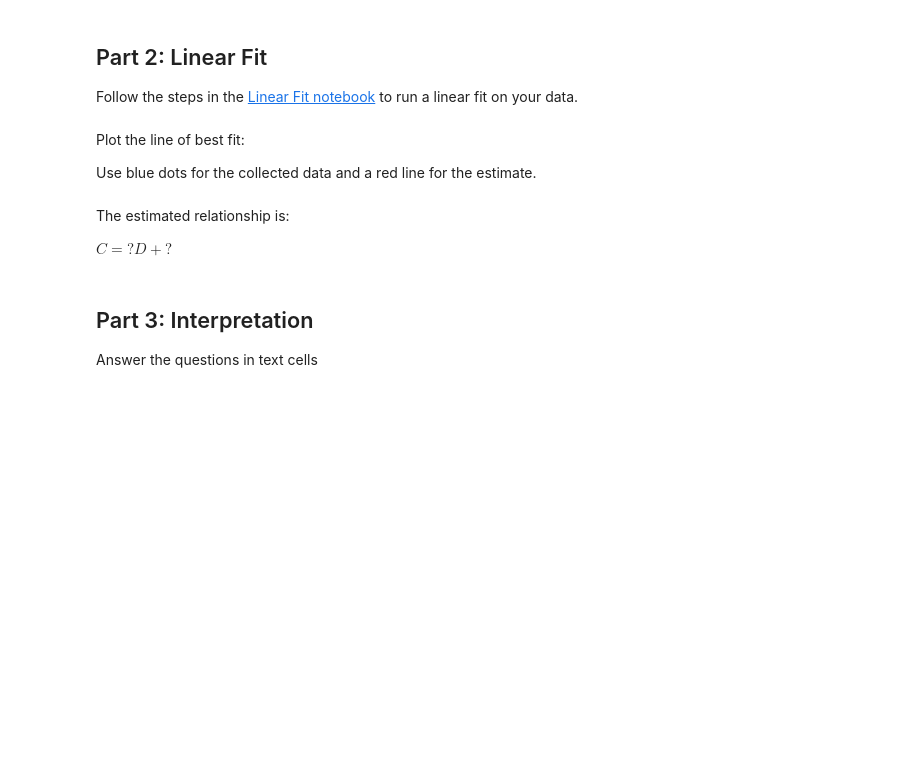
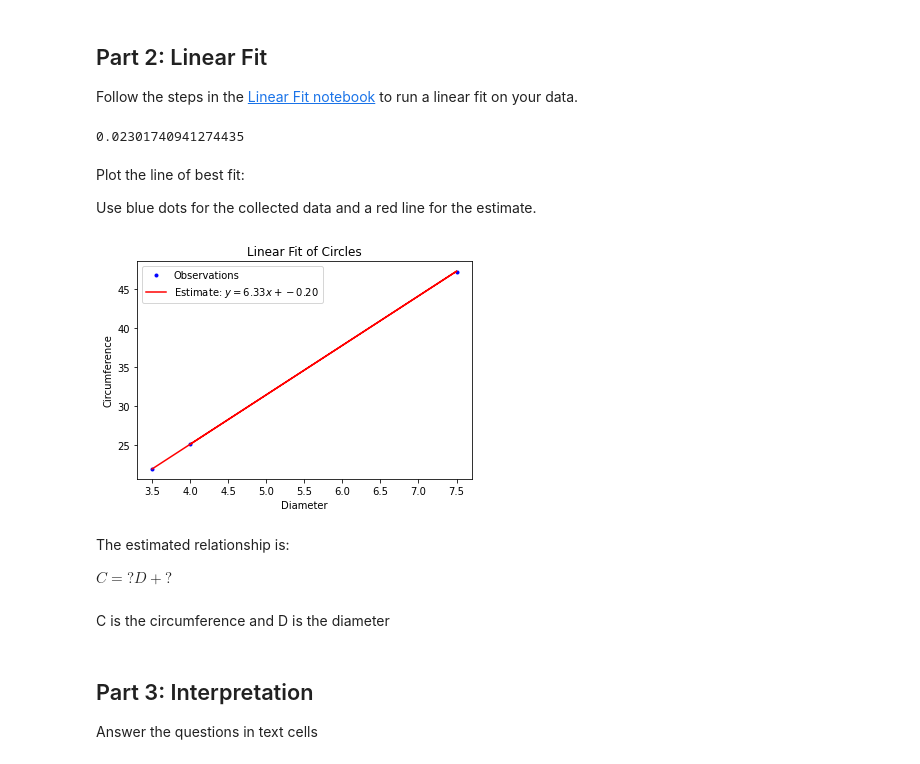
Before and after one commit to Andrewseltzer/Andrewseltzer, a Jupyter notebook: Andrew_Seltzer_Midterm.ipynb, the cells around one changed output. Cells and saved outputs as stored; diff of their text form; code cells hidden in the pictures; blank space fills up the shorter version.

```diff
--- a/Andrew_Seltzer_Midterm.ipynb
+++ b/Andrew_Seltzer_Midterm.ipynb
@@ -88,18 +88,22 @@ best_loss = 100000000
 best_m = None
 best_b = None
 
-for m_guess in ():
-    for b_guess in ():
+for m_guess in np.linspace(0,10):
+    for b_guess in np.linspace(-10,10):
 
-        y_guess = ...
+        y_guess = m_guess * Diameters + b_guess
 
-        loss = ...
+        loss = np.sum((y_guess - Circumferences)**2)
 
-        if ... :
+        if loss < best_loss:
 
-            best_m = ...
-            best_b = ...
-            best_loss = ...
+            best_m = m_guess
+            best_b = b_guess
+            best_loss = loss
+# %%
+best_loss
+# %% [output]
+0.02301740941274435
 # %% [markdown]
 Plot the line of best fit:
 
@@ -107,22 +111,26 @@ Use blue dots for the collected data and a red line for the estimate.
 # %%
 plt.title('Linear Fit of Circles')
 
 plt.xlabel('Diameter')
 plt.ylabel('Circumference')
 
 # Plot the collected data
-plt.plot(..., label='Observations')
+plt.plot(Diameters,Circumferences,'b.', label='Observations')
 
-y_estimate = ...
+y_estimate = best_m * Diameters + best_b
 
 # Plot the line of best fit
-plt.plot(..., label=f'Estimate: $y = {...} x + {...}$')
+plt.plot(Diameters,y_estimate,'r', label=f'Estimate: $y = {best_m:.2f} x + {best_b:.2f}$')
 
 plt.legend();
+# %% [output]
+[figure, added]
 # %% [markdown]
 The estimated relationship is:
 
 $C = ? D + ?$
+# %% [markdown]
+C is the circumference and D is the diameter
 # %% [markdown]
 ## Part 3: Interpretation
 
```
